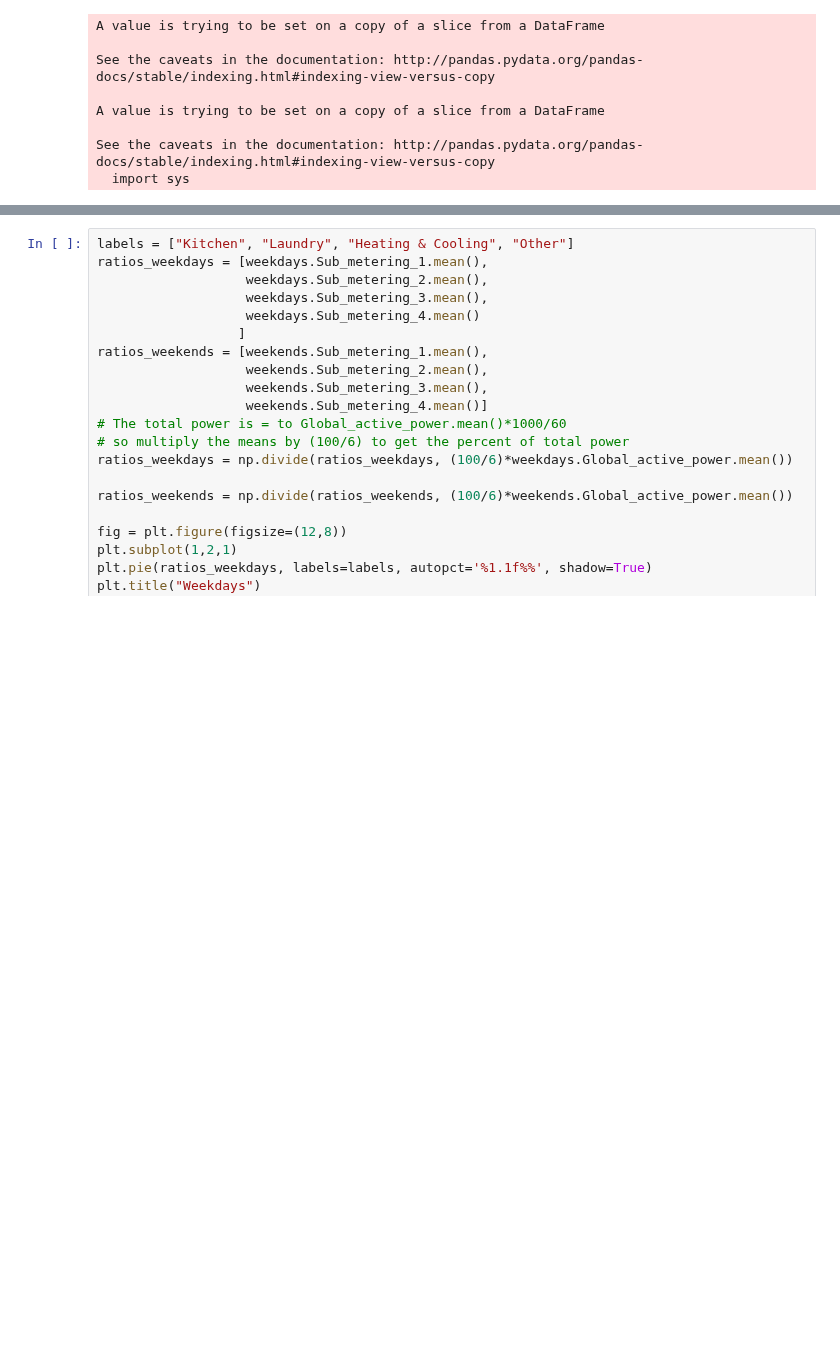
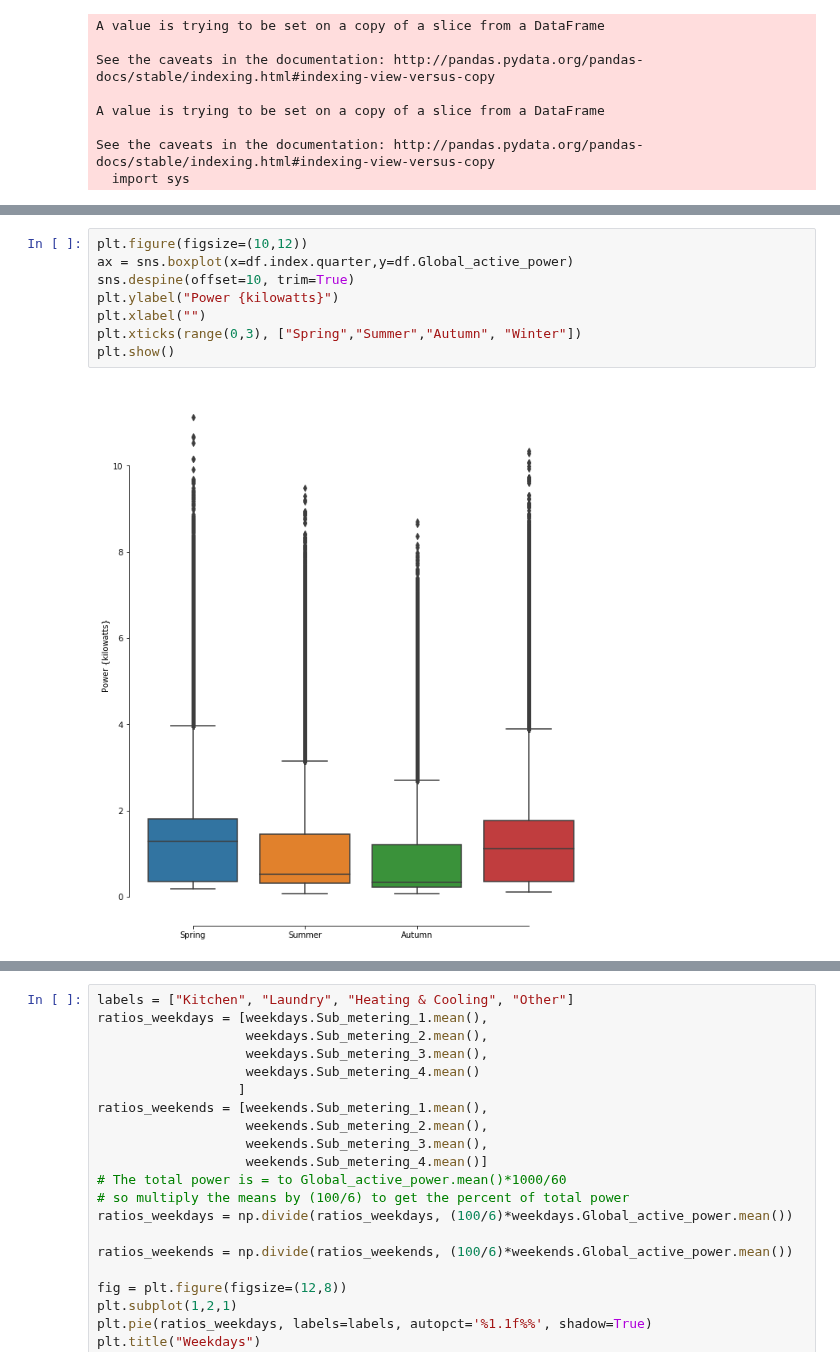
Before and after one commit to mkm29/DataScience, a Jupyter notebook: thinkful/prep/capstone/power_consumption.ipynb, the cells around one changed output, grey strips where cells are left out. Saved outputs shown, nothing was run; the diff lists cells and outputs as text; blank space fills up the shorter version.

Commit message:
Made some final changes to the power consumption analysis.

```diff
--- a/thinkful/prep/capstone/power_consumption.ipynb
+++ b/thinkful/prep/capstone/power_consumption.ipynb
@@ -176,3 +197,13 @@ See the caveats in the documentation: http://pandas.pydata.org/pandas-docs/stabl
+# %%
+plt.figure(figsize=(10,12))
+ax = sns.boxplot(x=df.index.quarter,y=df.Global_active_power)
+sns.despine(offset=10, trim=True)
+plt.ylabel("Power {kilowatts}")
+plt.xlabel("")
+plt.xticks(range(0,3), ["Spring","Summer","Autumn", "Winter"])
+plt.show()
+# %% [output]
+[figure, added]
 # %%
 ttests = {"Global_active_power" : ttest_ind(weekdays.Global_active_power, weekends.Global_active_power, equal_var=False).pvalue,
           "Sub_metering_1" : ttest_ind(weekdays.Sub_metering_1, weekends.Sub_metering_1, equal_var=False).pvalue,
```
Also changed, not shown: parts of 9 cells of this notebook.
